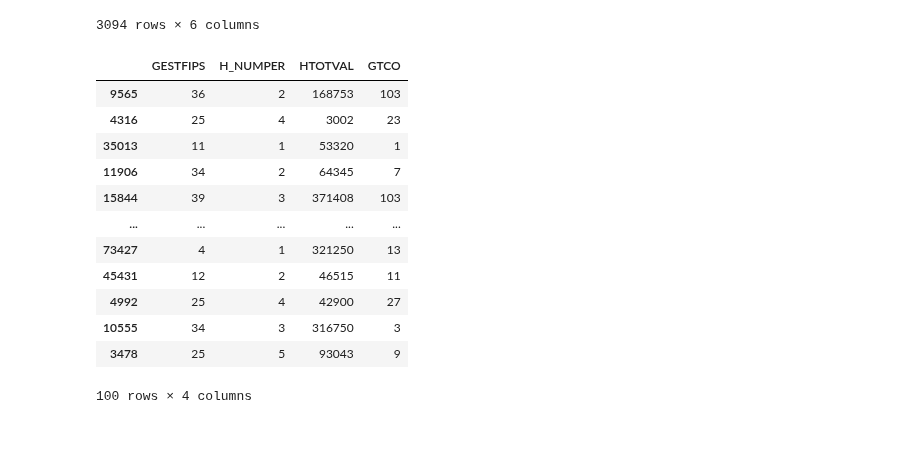
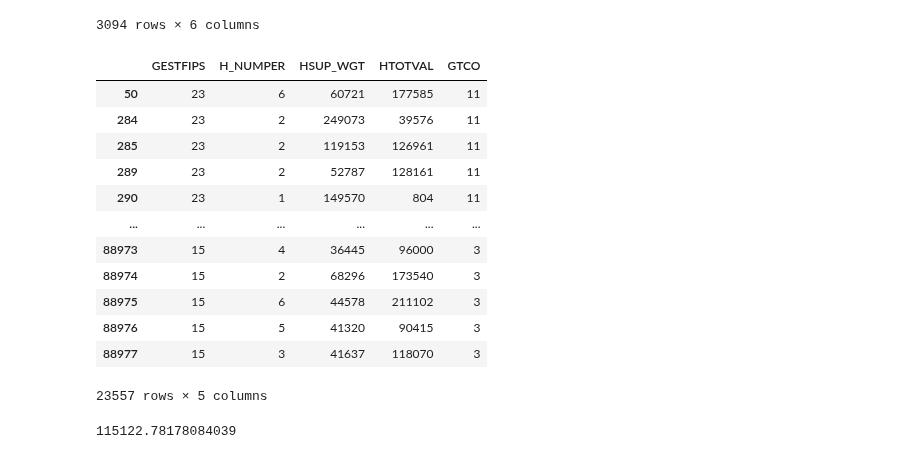
Before and after one commit to i2mx/IMMC-A-2024, a Jupyter notebook: Data.ipynb, the cells around one changed output. Saved outputs shown, nothing was run; the diff lists cells and outputs as text; code cells hidden in the pictures.

```diff
--- a/Data.ipynb
+++ b/Data.ipynb
@@ -39,24 +40,27 @@ population
 | 3093 | Weston County | Wyoming | 56045 | 6745 | 2398 | 3 |
 3094 rows × 6 columns
 # %%
-df = pd.read_csv('data/asecpub23csv/hhpub23.csv', usecols=['HTOTVAL', 'H_NUMPER', 'GTCO', 'GESTFIPS'])
+df = pd.read_csv('data/asecpub23csv/hhpub23.csv', usecols=['HTOTVAL', 'H_NUMPER', 'GTCO', 'GESTFIPS', 'HSUP_WGT'])
 
 # remove all rows with missing data
 df = df[(df['GTCO'] != 0) & (df['GESTFIPS'] != 0) & (df['HTOTVAL'] != 0)]
-sample_df = df.sample(n=100)
 
-sample_df
+df
 # %% [output]
-|  | GESTFIPS | H_NUMPER | HTOTVAL | GTCO |
-| 9565 | 36 | 2 | 168753 | 103 |
-| 4316 | 25 | 4 | 3002 | 23 |
-| 35013 | 11 | 1 | 53320 | 1 |
-| 11906 | 34 | 2 | 64345 | 7 |
-| 15844 | 39 | 3 | 371408 | 103 |
-| ... | ... | ... | ... | ... |
-| 73427 | 4 | 1 | 321250 | 13 |
-| 45431 | 12 | 2 | 46515 | 11 |
-| 4992 | 25 | 4 | 42900 | 27 |
-| 10555 | 34 | 3 | 316750 | 3 |
-| 3478 | 25 | 5 | 93043 | 9 |
+|  | GESTFIPS | H_NUMPER | HSUP_WGT | HTOTVAL | GTCO |
+| 50 | 23 | 6 | 60721 | 177585 | 11 |
+| 284 | 23 | 2 | 249073 | 39576 | 11 |
+| 285 | 23 | 2 | 119153 | 126961 | 11 |
+| 289 | 23 | 2 | 52787 | 128161 | 11 |
+| 290 | 23 | 1 | 149570 | 804 | 11 |
+| ... | ... | ... | ... | ... | ... |
+| 88973 | 15 | 4 | 36445 | 96000 | 3 |
+| 88974 | 15 | 2 | 68296 | 173540 | 3 |
+| 88975 | 15 | 6 | 44578 | 211102 | 3 |
+| 88976 | 15 | 5 | 41320 | 90415 | 3 |
+| 88977 | 15 | 3 | 41637 | 118070 | 3 |
-100 rows × 4 columns
+23557 rows × 5 columns
+# %%
+sum(df['HSUP_WGT'] * df['HTOTVAL'])/sum(df['HSUP_WGT'])
+# %% [output]
+115122.78178084039
```
Also changed, not shown: parts of 13 cells of this notebook, 12 other files.
